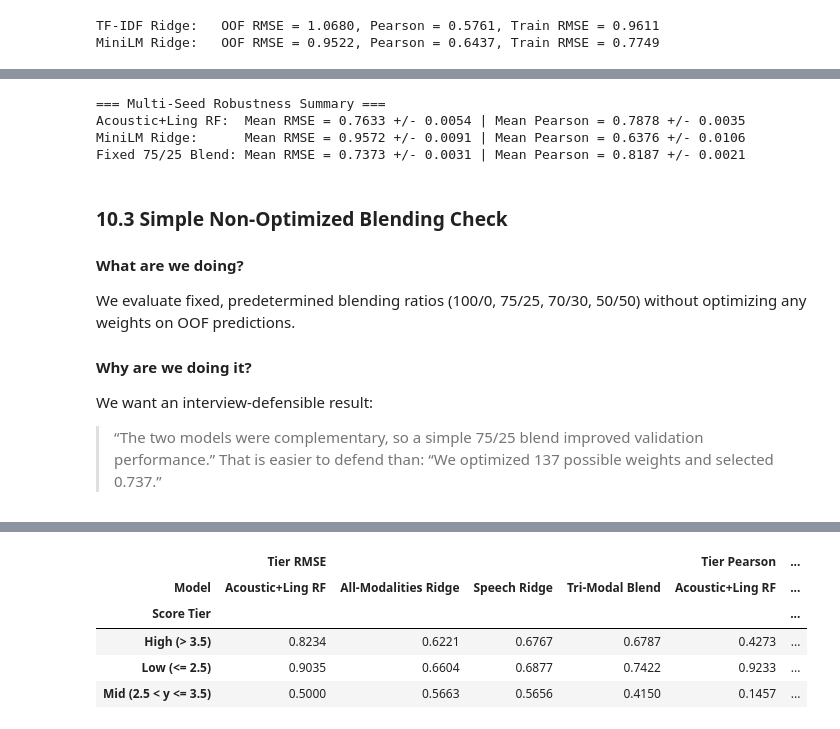
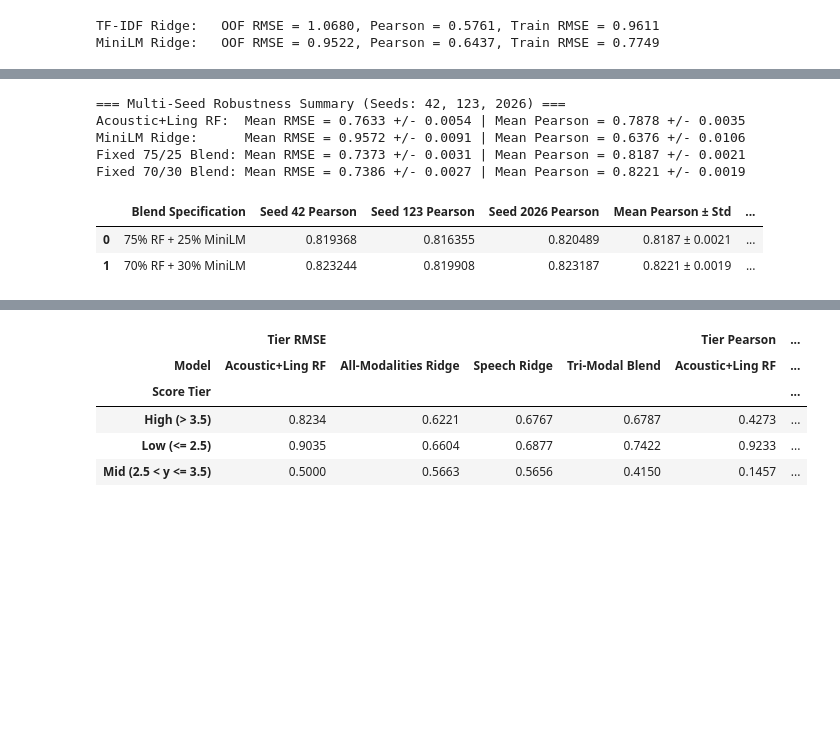
Before and after one commit to nandinikhandelwal120603/SHL_HIRING_ASSESMENT, a Jupyter notebook: notebook/shl_grammar_scoring.ipynb, the cells around one changed output, grey strips where cells are left out. Drawn from its saved outputs; the diff is of its cells as text; code cells hidden in the pictures; blank space fills up the shorter version.

Commit message:
feat: complete Phase 5 modeling, robust multi-seed checks, final selection table, and validated submission

```diff
--- a/notebook/shl_grammar_scoring.ipynb
+++ b/notebook/shl_grammar_scoring.ipynb
@@ -978,51 +985,73 @@ We repeat the 5-fold stratified cross-validation for our two shortlisted models
 # %%
-# Multi-Seed Cross-Validation Check
+# Multi-Seed Cross-Validation & Blend Robustness Check
 seeds = [42, 123, 2026]
 results_rf_seeds = []
 results_ridge_seeds = []
-results_blend_seeds = []
+results_blend75_seeds = []
+results_blend70_seeds = []
 
 X_comb_al = pd.concat([X_audio, X_text], axis=1)
 
 for s in seeds:
     skf_s = StratifiedKFold(n_splits=5, shuffle=True, random_state=s)
     folds_s = np.zeros(len(y_true), dtype=int)
     for fold_idx, (_, val_idx) in enumerate(skf_s.split(train_df, strat_bins)):
         folds_s[val_idx] = fold_idx
 
     res_rf_s = evaluate_cv(X_comb_al, y_true, folds_s, get_comb_rf)
     res_rg_s = evaluate_cv(X_emb, y_true, folds_s, get_emb_ridge)
 
-    # Simple fixed 75/25 blend on this seed's OOF predictions
-    b_pred_s = 0.75 * res_rf_s['oof_preds'] + 0.25 * res_rg_s['oof_preds']
-    b_rmse_s = float(root_mean_squared_error(y_true, b_pred_s))
-    b_r_s = float(safe_pearsonr(y_true, b_pred_s))
+    # Predetermined 75/25 blend on this seed's OOF predictions
+    b75_pred_s = 0.75 * res_rf_s['oof_preds'] + 0.25 * res_rg_s['oof_preds']
+    b75_rmse_s = float(root_mean_squared_error(y_true, b75_pred_s))
+    b75_r_s = float(safe_pearsonr(y_true, b75_pred_s))
+
+    # Predetermined 70/30 blend on this seed's OOF predictions
+    b70_pred_s = 0.70 * res_rf_s['oof_preds'] + 0.30 * res_rg_s['oof_preds']
+    b70_rmse_s = float(root_mean_squared_error(y_true, b70_pred_s))
+    b70_r_s = float(safe_pearsonr(y_true, b70_pred_s))
 
     results_rf_seeds.append({'Seed': s, 'OOF RMSE': res_rf_s['oof_rmse'], 'OOF Pearson': res_rf_s['oof_pearson']})
     results_ridge_seeds.append({'Seed': s, 'OOF RMSE': res_rg_s['oof_rmse'], 'OOF Pearson': res_rg_s['oof_pearson']})
-    results_blend_seeds.append({'Seed': s, 'OOF RMSE': b_rmse_s, 'OOF Pearson': b_r_s})
+    results_blend75_seeds.append({'Seed': s, 'OOF RMSE': b75_rmse_s, 'OOF Pearson': b75_r_s})
+    results_blend70_seeds.append({'Seed': s, 'OOF RMSE': b70_rmse_s, 'OOF Pearson': b70_r_s})
 
 df_rf_seeds = pd.DataFrame(results_rf_seeds)
 df_rg_seeds = pd.DataFrame(results_ridge_seeds)
-df_bl_seeds = pd.DataFrame(results_blend_seeds)
+df_bl75_seeds = pd.DataFrame(results_blend75_seeds)
+df_bl70_seeds = pd.DataFrame(results_blend70_seeds)
 
-print("=== Multi-Seed Robustness Summary ===")
+print("=== Multi-Seed Robustness Summary (Seeds: 42, 123, 2026) ===")
 print(f"Acoustic+Ling RF:  Mean RMSE = {df_rf_seeds['OOF RMSE'].mean():.4f} +/- {df_rf_seeds['OOF RMSE'].std():.4f} | Mean Pearson = {df_rf_seeds['OOF Pearson'].mean():.4f} +/- {df_rf_seeds['OOF Pearson'].std():.4f}")
 print(f"MiniLM Ridge:      Mean RMSE = {df_rg_seeds['OOF RMSE'].mean():.4f} +/- {df_rg_seeds['OOF RMSE'].std():.4f} | Mean Pearson = {df_rg_seeds['OOF Pearson'].mean():.4f} +/- {df_rg_seeds['OOF Pearson'].std():.4f}")
-print(f"Fixed 75/25 Blend: Mean RMSE = {df_bl_seeds['OOF RMSE'].mean():.4f} +/- {df_bl_seeds['OOF RMSE'].std():.4f} | Mean Pearson = {df_bl_seeds['OOF Pearson'].mean():.4f} +/- {df_bl_seeds['OOF Pearson'].std():.4f}")
+print(f"Fixed 75/25 Blend: Mean RMSE = {df_bl75_seeds['OOF RMSE'].mean():.4f} +/- {df_bl75_seeds['OOF RMSE'].std():.4f} | Mean Pearson = {df_bl75_seeds['OOF Pearson'].mean():.4f} +/- {df_bl75_seeds['OOF Pearson'].std():.4f}")
+print(f"Fixed 70/30 Blend: Mean RMSE = {df_bl70_seeds['OOF RMSE'].mean():.4f} +/- {df_bl70_seeds['OOF RMSE'].std():.4f} | Mean Pearson = {df_bl70_seeds['OOF Pearson'].mean():.4f} +/- {df_bl70_seeds['OOF Pearson'].std():.4f}")
+
+df_blend_compare = pd.DataFrame([
+    {
+        'Blend Specification': '75% RF + 25% MiniLM',
+        'Seed 42 Pearson': df_bl75_seeds.loc[df_bl75_seeds['Seed'] == 42, 'OOF Pearson'].values[0],
+        'Seed 123 Pearson': df_bl75_seeds.loc[df_bl75_seeds['Seed'] == 123, 'OOF Pearson'].values[0],
+        'Seed 2026 Pearson': df_bl75_seeds.loc[df_bl75_seeds['Seed'] == 2026, 'OOF Pearson'].values[0],
+        'Mean Pearson ± Std': f"{df_bl75_seeds['OOF Pearson'].mean():.4f} ± {df_bl75_seeds['OOF Pearson'].std():.4f}",
+        'Mean RMSE ± Std': f"{df_bl75_seeds['OOF RMSE'].mean():.4f} ± {df_bl75_seeds['OOF RMSE'].std():.4f}",
+    },
+    {
+        'Blend Specification': '70% RF + 30% MiniLM',
+        'Seed 42 Pearson': df_bl70_seeds.loc[df_bl70_seeds['Seed'] == 42, 'OOF Pearson'].values[0],
+        'Seed 123 Pearson': df_bl70_seeds.loc[df_bl70_seeds['Seed'] == 123, 'OOF Pearson'].values[0],
+        'Seed 2026 Pearson': df_bl70_seeds.loc[df_bl70_seeds['Seed'] == 2026, 'OOF Pearson'].values[0],
+        'Mean Pearson ± Std': f"{df_bl70_seeds['OOF Pearson'].mean():.4f} ± {df_bl70_seeds['OOF Pearson'].std():.4f}",
+        'Mean RMSE ± Std': f"{df_bl70_seeds['OOF RMSE'].mean():.4f} ± {df_bl70_seeds['OOF RMSE'].std():.4f}",
+    }
+])
+display(df_blend_compare)
 # %% [output]
-=== Multi-Seed Robustness Summary ===
+=== Multi-Seed Robustness Summary (Seeds: 42, 123, 2026) ===
 Acoustic+Ling RF:  Mean RMSE = 0.7633 +/- 0.0054 | Mean Pearson = 0.7878 +/- 0.0035
 MiniLM Ridge:      Mean RMSE = 0.9572 +/- 0.0091 | Mean Pearson = 0.6376 +/- 0.0106
 Fixed 75/25 Blend: Mean RMSE = 0.7373 +/- 0.0031 | Mean Pearson = 0.8187 +/- 0.0021
+Fixed 70/30 Blend: Mean RMSE = 0.7386 +/- 0.0027 | Mean Pearson = 0.8221 +/- 0.0019
+|  | Blend Specification | Seed 42 Pearson | Seed 123 Pearson | Seed 2026 Pearson | Mean Pearson ± Std | ... |
+| 0 | 75% RF + 25% MiniLM | 0.819368 | 0.816355 | 0.820489 | 0.8187 ± 0.0021 | ... |
+| 1 | 70% RF + 30% MiniLM | 0.823244 | 0.819908 | 0.823187 | 0.8221 ± 0.0019 | ... |
-# %% [markdown]
-### 10.3 Simple Non-Optimized Blending Check
-
-#### What are we doing?
-We evaluate fixed, predetermined blending ratios (100/0, 75/25, 70/30, 50/50) without optimizing any weights on OOF predictions.
-
-#### Why are we doing it?
-We want an interview-defensible result:
-> “The two models were complementary, so a simple 75/25 blend improved validation performance.”
-That is easier to defend than:
-> “We optimized 137 possible weights and selected 0.737.”
```
Also changed, not shown: parts of 24 cells of this notebook, 5 other files.
